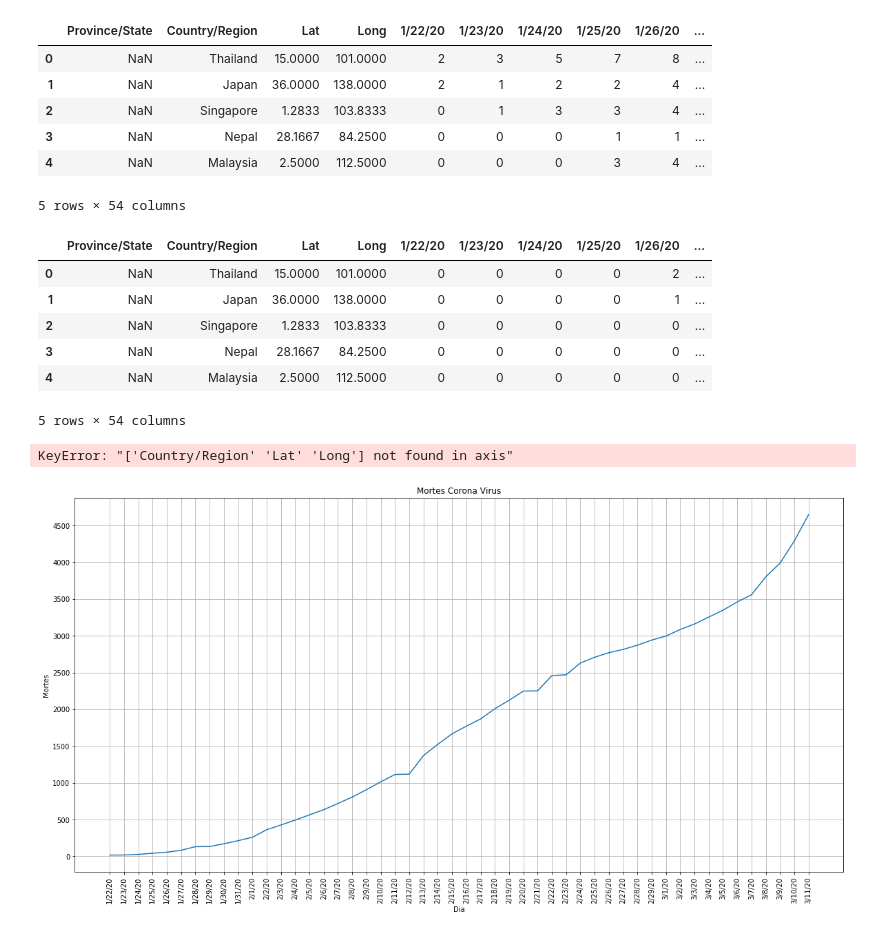
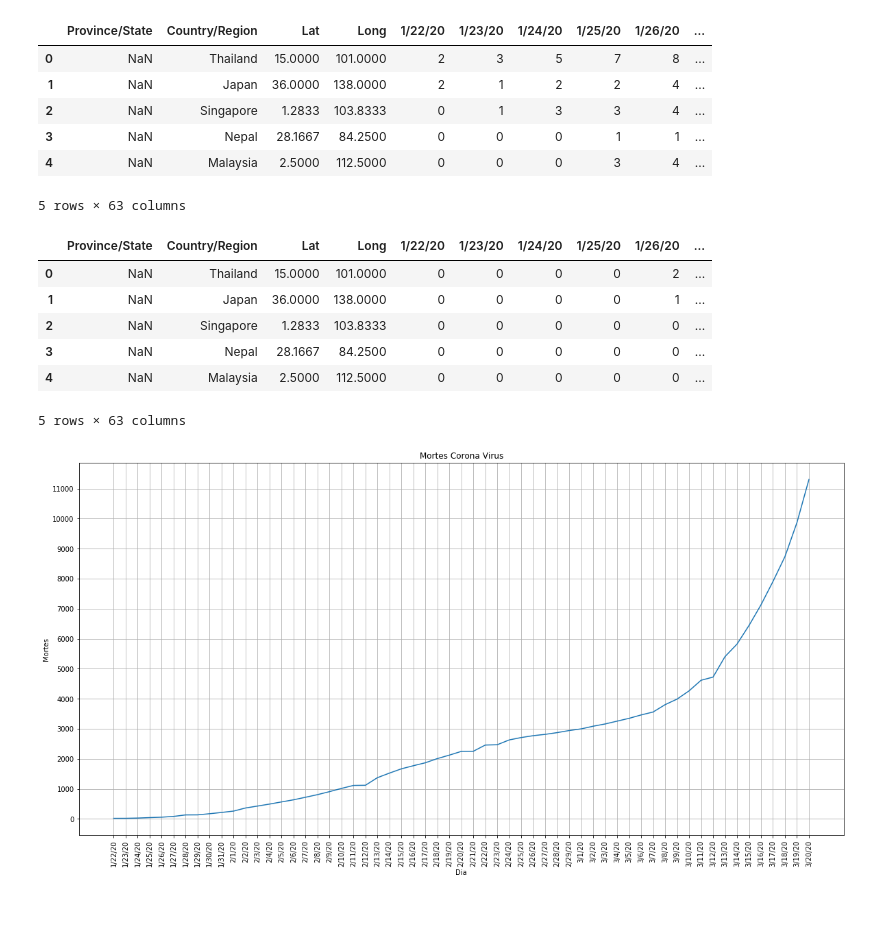
Before and after one commit to jpbsa98/Corona-Virus, a Jupyter notebook: Projeto_CoronaVirus.ipynb, the cells around one changed output. Saved outputs shown, nothing was run; the diff lists cells and outputs as text; code cells hidden in the pictures; blank space fills up the shorter version.

```diff
--- a/Projeto_CoronaVirus.ipynb
+++ b/Projeto_CoronaVirus.ipynb
@@ -3,7 +3,7 @@ import pandas as pd
 import numpy as np
 import matplotlib.pyplot as plt
 # %%
-df_mortes=pd.read_csv("Dados/casos_mortes.csv")
-df_confirmados=pd.read_csv("Dados/casos_confirmados.csv")
-df_recuperados=pd.read_csv("Dados/casos_recuperados.csv")
+df_mortes=pd.read_csv('Dados/time_series_2019-ncov-Deaths.csv')
+df_confirmados=pd.read_csv('Dados/time_series_2019-ncov-Confirmed.csv')
+df_recuperados=pd.read_csv('Dados/time_series_2019-ncov-Recovered.csv')
 # %%
@@ -25,7 +31,7 @@ df_confirmados.head()
 | 2 | NaN | Singapore | 1.2833 | 103.8333 | 0 | 1 | 3 | 3 | 4 | ... |
 | 3 | NaN | Nepal | 28.1667 | 84.2500 | 0 | 0 | 0 | 1 | 1 | ... |
 | 4 | NaN | Malaysia | 2.5000 | 112.5000 | 0 | 0 | 0 | 3 | 4 | ... |
-5 rows × 54 columns
+5 rows × 63 columns
 # %%
 df_recuperados.head()
 # %% [output]
@@ -35,27 +41,25 @@ df_recuperados.head()
 | 2 | NaN | Singapore | 1.2833 | 103.8333 | 0 | 0 | 0 | 0 | 0 | ... |
 | 3 | NaN | Nepal | 28.1667 | 84.2500 | 0 | 0 | 0 | 0 | 0 | ... |
 | 4 | NaN | Malaysia | 2.5000 | 112.5000 | 0 | 0 | 0 | 0 | 0 | ... |
-5 rows × 54 columns
+5 rows × 63 columns
 # %%
 df_mortes=df_mortes.drop(columns=['Country/Region','Lat','Long'])
-# %% [output]
-KeyError: "['Country/Region' 'Lat' 'Long'] not found in axis"
 # %%
 mortes_total=df_mortes.sum()
 mortes_total.head()
 
 
 fig, ax = plt.subplots(figsize=(20, 10))
 ax.plot(mortes_total)
 plt.xticks(rotation='vertical')
-plt.yticks(np.arange(0, max(mortes_total)+1, 500.0))
+plt.yticks(np.arange(0, max(mortes_total)+1, 1000.0))
 ax.set(xlabel='Dia', ylabel='Mortes',
        title='Mortes Corona Virus')
 ax.grid()
 
 plt.show()
 # %% [output]
-[figure, old version]
+[figure, new version]
 # %%
 df_confirmados=df_confirmados.drop(columns=['Country/Region','Lat','Long'])
 df_recuperados=df_recuperados.drop(columns=['Country/Region','Lat','Long'])
```
Also changed, not shown: parts of 4 cells of this notebook, 7 other files.
